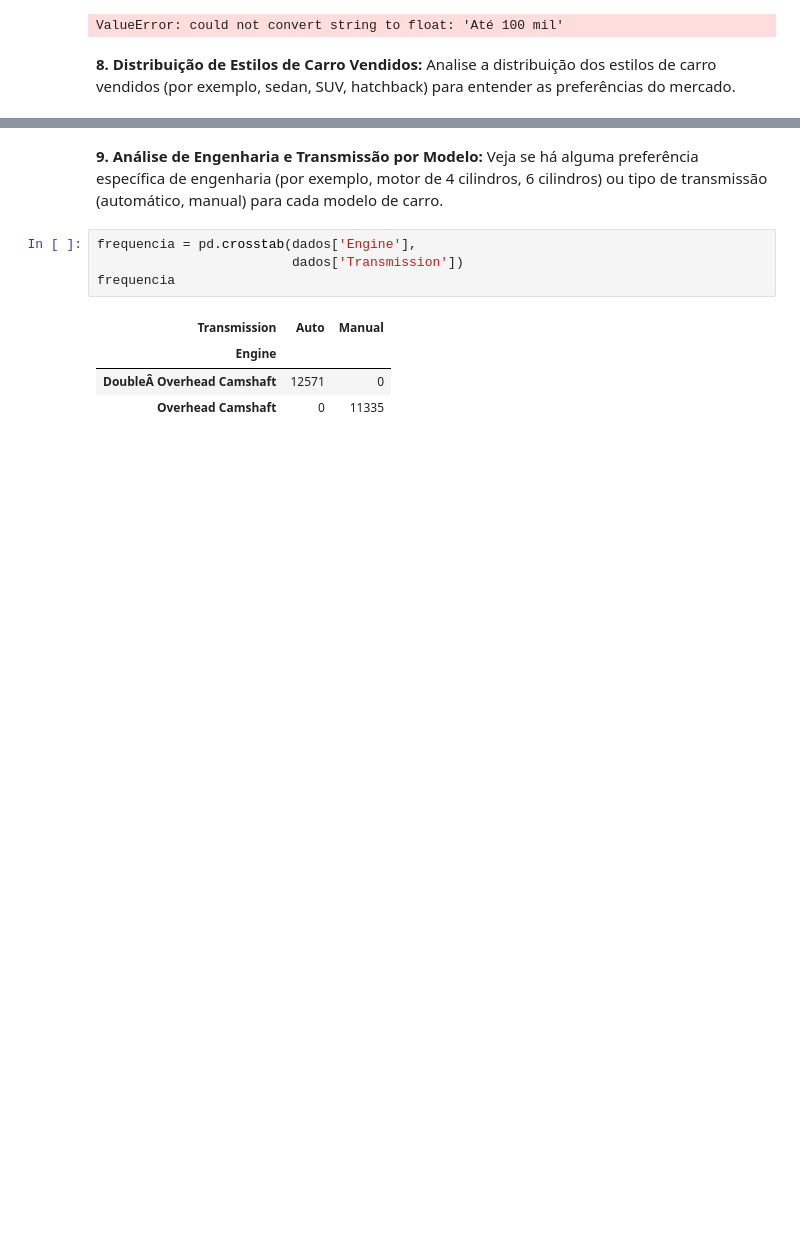
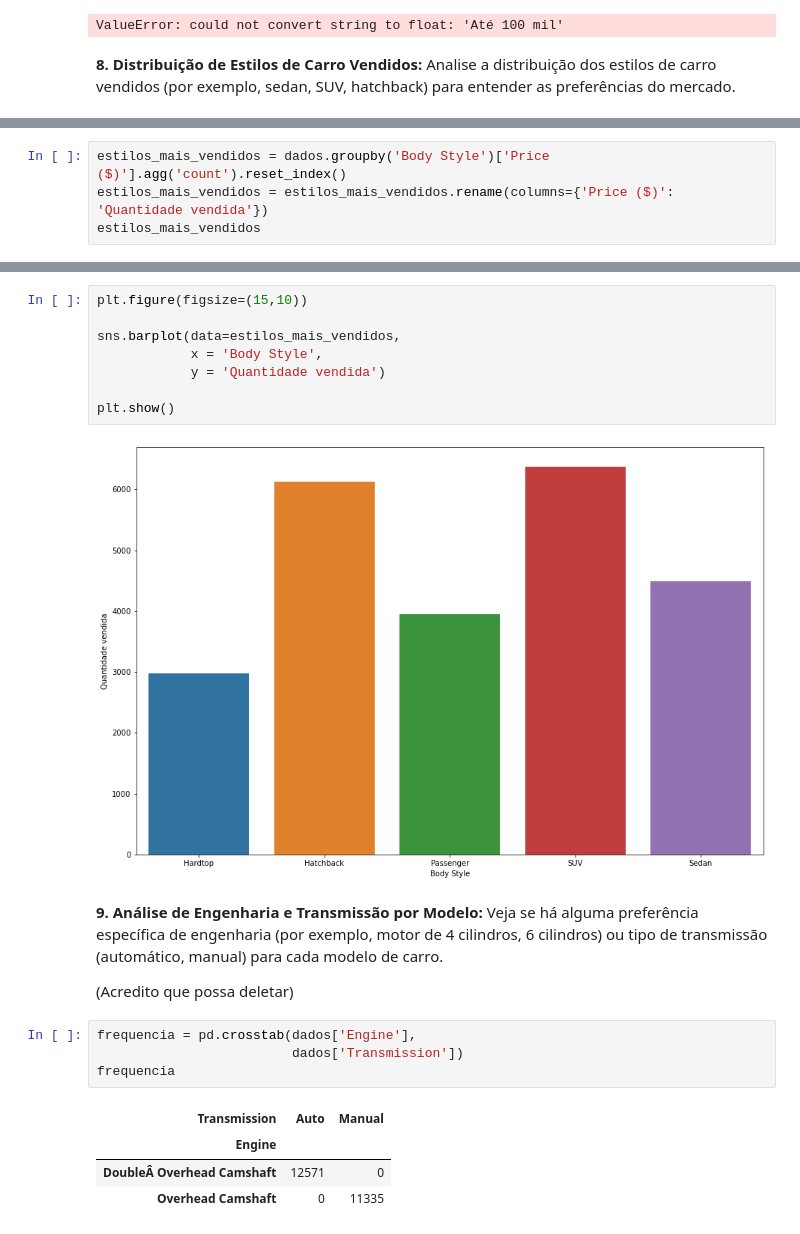
Before and after one commit to GabrielVila/Car-Sales-Report, a Jupyter notebook: projeto_carro.ipynb, the cells around one changed output, grey strips where cells are left out. Cells and saved outputs as stored; diff of their text form; blank space fills up the shorter version.

```diff
--- a/projeto_carro.ipynb
+++ b/projeto_carro.ipynb
@@ -697,0 +688,4 @@ Name: count, dtype: int64
+# %%
+estilos_mais_vendidos = dados.groupby('Body Style')['Price ($)'].agg('count').reset_index()
+estilos_mais_vendidos = estilos_mais_vendidos.rename(columns={'Price ($)': 'Quantidade vendida'})
+estilos_mais_vendidos
@@ -698,5 +699,17 @@ Name: count, dtype: int64
+# %%
+plt.figure(figsize=(15,10))
+
+sns.barplot(data=estilos_mais_vendidos,
+            x = 'Body Style',
+            y = 'Quantidade vendida')
+
+plt.show()
+# %% [output]
+[figure, added]
 # %% [markdown]
 **9. Análise de Engenharia e Transmissão por Modelo:** Veja se há alguma preferência específica de engenharia (por exemplo, motor de 4 cilindros, 6 cilindros) ou tipo de transmissão (automático, manual) para cada modelo de carro.
+
+(Acredito que possa deletar)
 # %%
 frequencia = pd.crosstab(dados['Engine'],
                          dados['Transmission'])
```
Also changed, not shown: parts of 2 cells of this notebook.
